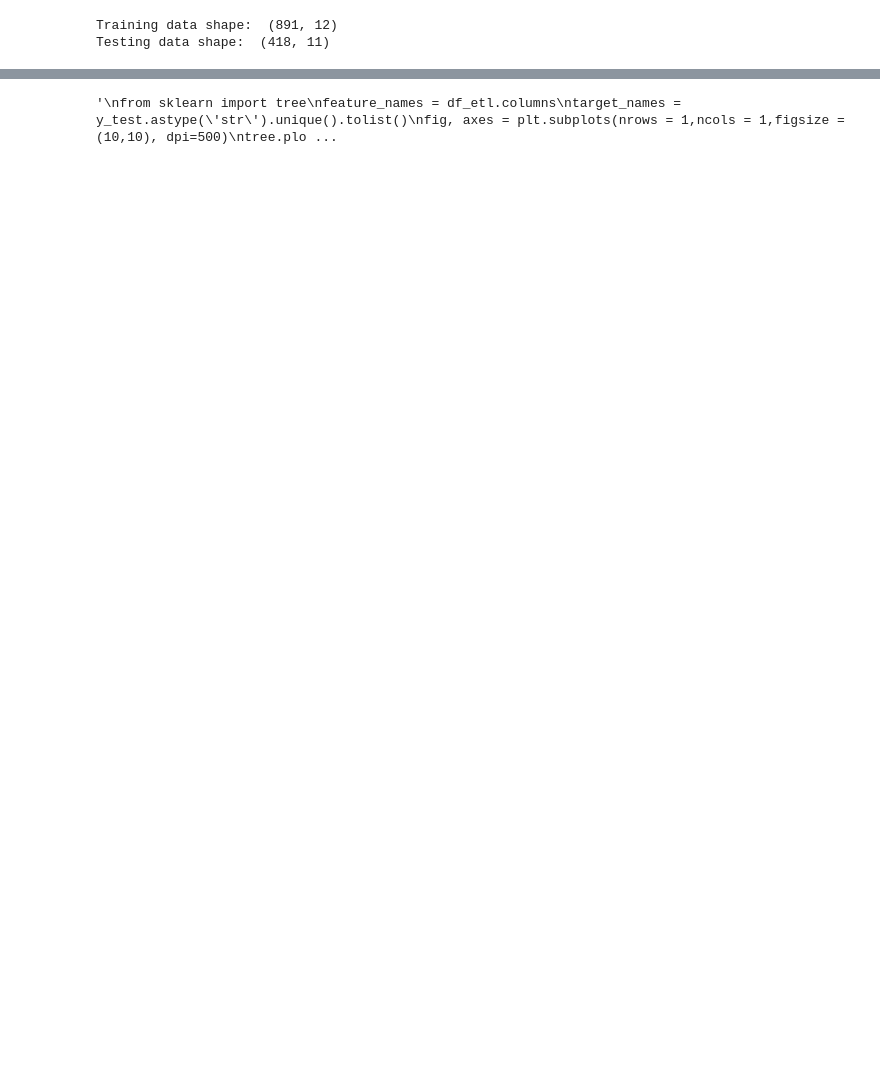
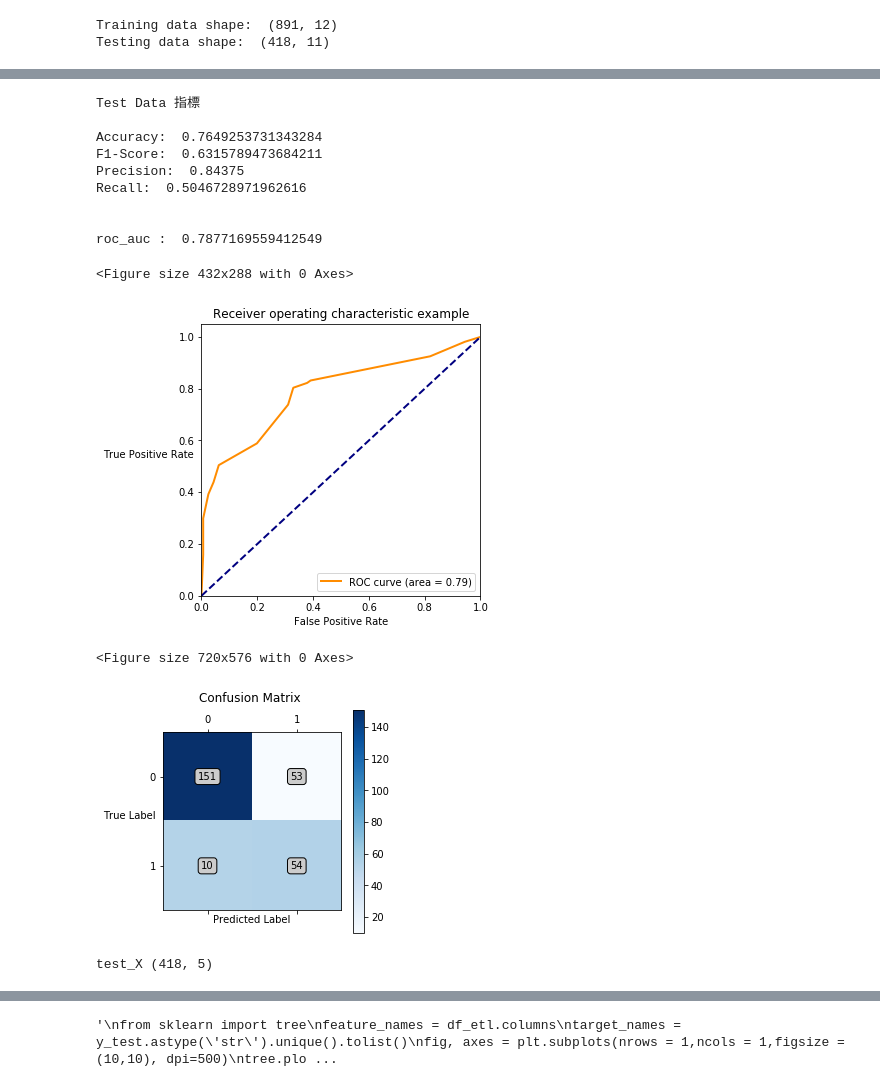
Before and after one commit to GallonShih/Projects, a Jupyter notebook: SideProject/02_Kaggle_Titanic/Titanic.ipynb, the cells around one changed output, grey strips where cells are left out. Cells and saved outputs as stored; diff of their text form; code cells hidden in the pictures; blank space fills up the shorter version.

```diff
--- a/SideProject/02_Kaggle_Titanic/Titanic.ipynb
+++ b/SideProject/02_Kaggle_Titanic/Titanic.ipynb
@@ -372,0 +326,40 @@ roc_auc :  0.8445463516572821
+# %%
+# GBDT (GradientBoostingClassifier)
+from sklearn.ensemble import GradientBoostingClassifier
+
+model02 = GradientBoostingClassifier(random_state=12,min_samples_split=20)
+
+model02.fit(x_train, y_train)
+
+print('Test Data 指標\n')
+try:
+    y_pred = model02.predict_proba(x_test,)[:,1]
+    threshold = 0.5
+    y_pred_binarized = np.where(y_pred>threshold, 1, 0) # 使用 np.where 函數, 將 y_pred > 0.5 的值變為 1，小於 0.5 的為 0
+except:
+    y_pred_binarized = model02.predict(x_test,)
+KPI(y_test,y_pred_binarized)
+print('\n')
+fpr,tpr,threshold = metrics.roc_curve(y_test, y_pred) ###計算真正率和假正率
+roc_auc = metrics.auc(fpr,tpr) ###計算auc的值
+print('roc_auc : ',roc_auc)
+model_roc_curve(fpr=fpr,tpr=tpr)
+CM_plot(y_test, y_pred_binarized)
+# %% [output]
+Test Data 指標
+
+Accuracy:  0.7649253731343284
+F1-Score:  0.6315789473684211
+Precision:  0.84375
+Recall:  0.5046728971962616
+
+
+roc_auc :  0.7877169559412549
+<Figure size 432x288 with 0 Axes>
+[figure, added]
+<Figure size 720x576 with 0 Axes>
+[figure, added]
+# %%
+submit_save(model02,'model_base')
+# %% [output]
+test_X (418, 5)
```
Also changed, not shown: parts of 51 cells of this notebook.
